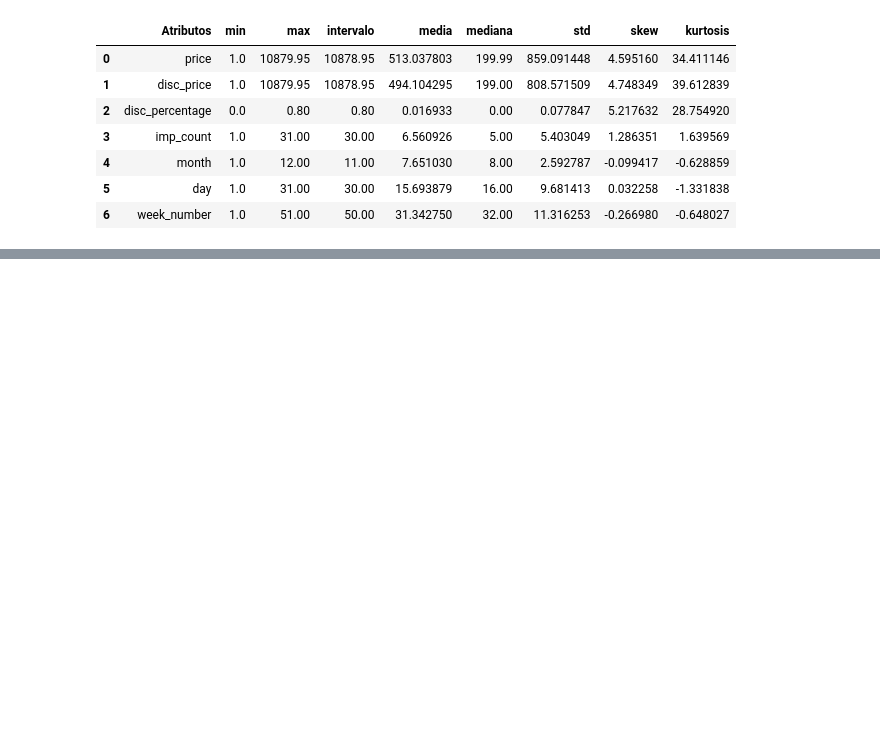
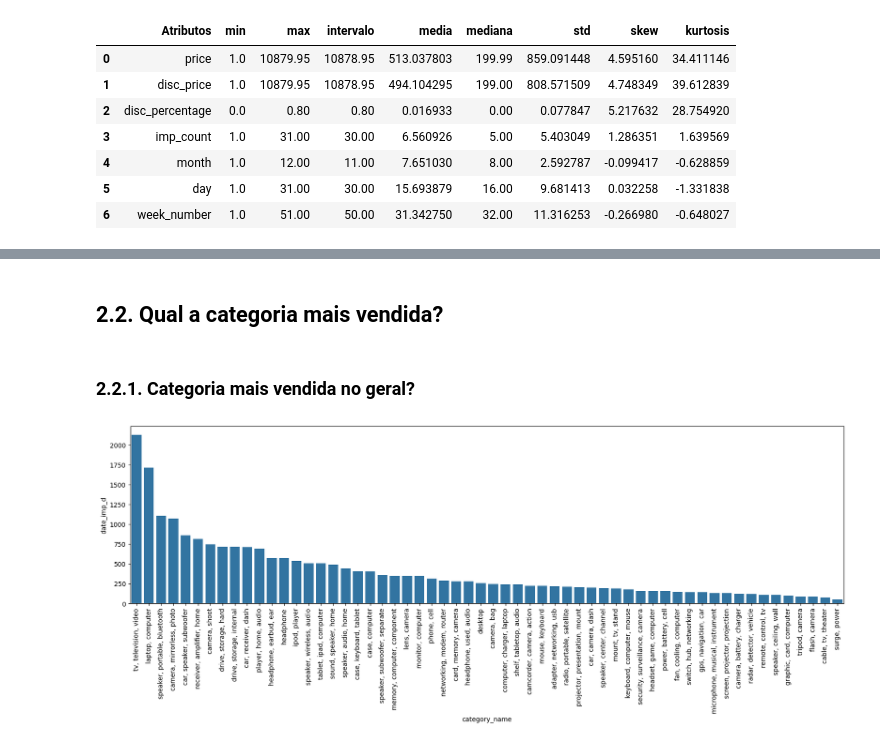
Before and after one commit to TiagoTuk/elasticidade_preco, a Jupyter notebook: notebooks/c1-metrics.ipynb, the cells around one changed output, grey strips where cells are left out. Cells and saved outputs as stored; diff of their text form; code cells hidden in the pictures; blank space fills up the shorter version.

```diff
--- a/notebooks/c1-metrics.ipynb
+++ b/notebooks/c1-metrics.ipynb
@@ -161,0 +197,12 @@ m1
+# %% [markdown]
+## 2.2. Qual a categoria mais vendida?
+# %% [markdown]
+### 2.2.1. Categoria mais vendida no geral?
+# %%
+aux2 = df2[['date_imp_d', 'category_name']].groupby('category_name').count().reset_index().sort_values(by='date_imp_d', ascending=False)
+
+plt.figure(figsize=(20, 5))
+plt.xticks(rotation=90)
+sns.barplot(x='category_name', y='date_imp_d', data=aux2);
+# %% [output]
+[figure, added]
```
Also changed, not shown: parts of 16 cells of this notebook.
